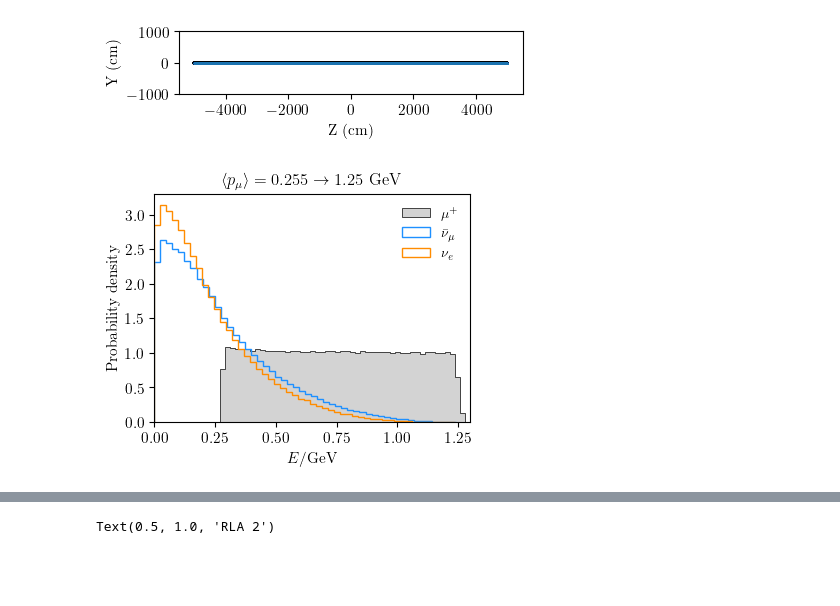
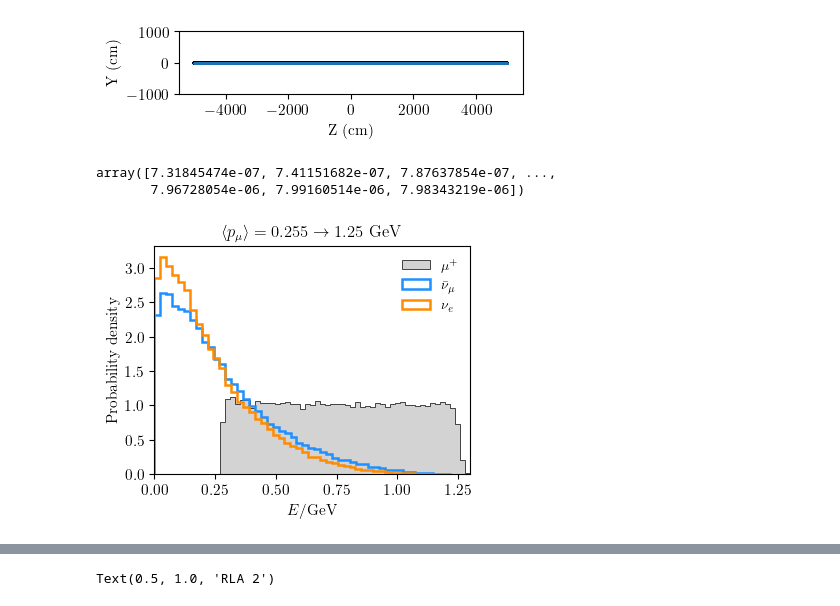
Before and after one commit to jchoi55/MINeut, a Jupyter notebook: first_examples.ipynb, the cells around one changed output, grey strips where cells are left out. Saved outputs shown, nothing was run; the diff lists cells and outputs as text; code cells hidden in the pictures; blank space fills up the shorter version.

```diff
--- a/first_examples.ipynb
+++ b/first_examples.ipynb
@@ -303,14 +354,14 @@ PA_numu = MuDecaySimulator(
     design,
     nuflavor='numu',
     direction="right",
-    n_evals=1e6,
+    n_evals=1e5,
     )
 
 PA_nue = MuDecaySimulator(
     design,
     nuflavor='nue',
     direction="right",
-    n_evals=1e6,
+    n_evals=1e5,
     )
 
 PA_numu.decay_muons()
@@ -336,21 +387,26 @@ plt.ylabel('Y (cm)')
 plt.gca().set_aspect('equal', adjustable='box')
 # %% [output]
 [figure]
+# %%
+PA_numu.weights[:,0]
+# %% [output]
+array([7.31845474e-07, 7.41151682e-07, 7.87637854e-07, ...,
+       7.96728054e-06, 7.99160514e-06, 7.98343219e-06])
 # %%
 fig, ax = pt.std_fig(figsize=(4,3))
 fsize=12
 n_bins = 50
-ax.hist(PA_numu.pmu['E'], weights=PA_numu.weights, bins=n_bins, label=r'$\mu^+$', facecolor='lightgrey', edgecolor='black', lw=0.5, histtype='stepfilled', density=True)
-ax.hist(PA_numu.pnu['E'], weights=PA_numu.weights, bins=n_bins, label=r'$\bar\nu_\mu$', color='dodgerblue', histtype='step', density=True)
-ax.hist(PA_nue.pnu['E'], weights=PA_nue.weights, bins=n_bins, label=r'$\nu_e$', color='darkorange', histtype='step', density=True)
+ax.hist(PA_numu.pmu['E'], weights=PA_numu.weights[:,0], bins=n_bins, label=r'$\mu^+$', facecolor='lightgrey', edgecolor='black', lw=0.5, histtype='stepfilled', density=True)
+ax.hist(PA_numu.pnu['E'], weights=PA_numu.weights[:,0], lw=1.8, bins=n_bins, label=r'$\bar\nu_\mu$', color='dodgerblue', histtype='step', density=True)
+ax.hist(PA_nue.pnu['E'], weights=PA_nue.weights[:,0], lw=1.8, bins=n_bins, label=r'$\nu_e$', color='darkorange', histtype='step', density=True)
 
 ax.legend(frameon=False,loc='upper right')
 ax.set_xlim(0,1.3)
 # ax.set_yscale('log')
 ax.set_ylabel(r'Probability density')
 ax.set_xlabel(r'$E/$GeV')
 ax.set_title(r'$\langle p_\mu \rangle =0.255 \to 1.25$~GeV',fontsize=fsize)
 
 fig.savefig('plots/PA_energy_spectrum.pdf', dpi=300, bbox_inches='tight')
 # %% [output]
-[figure, old version]
+[figure, new version]
```
Also changed, not shown: parts of 21 cells of this notebook, 29 other files.
